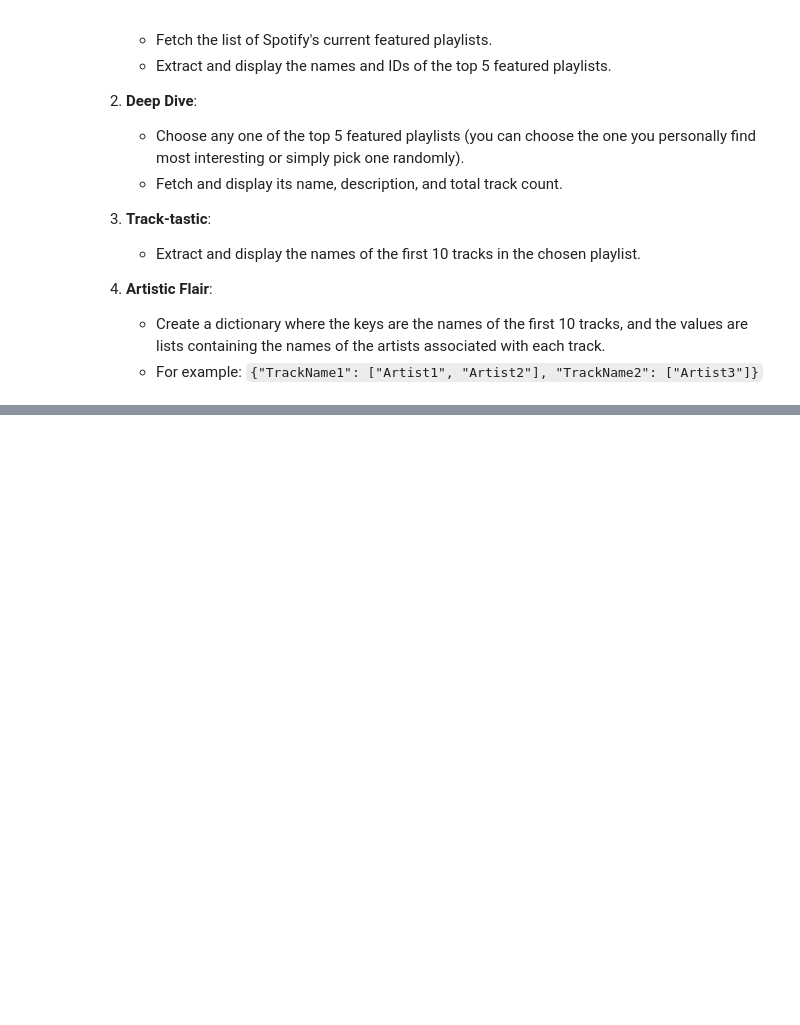
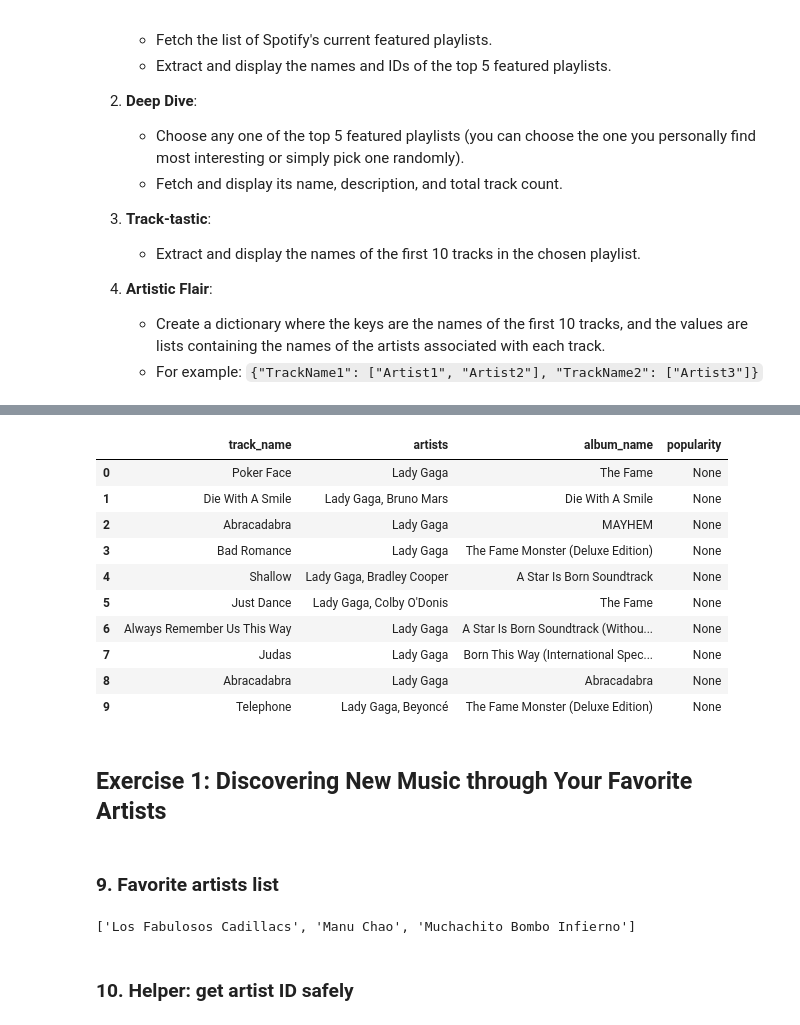
Before and after one commit to PaulinaMamiaga/lab-apis, a Jupyter notebook: lab-apis.ipynb, the cells around one changed output, grey strips where cells are left out. Saved outputs shown, nothing was run; the diff lists cells and outputs as text; code cells hidden in the pictures; blank space fills up the shorter version.

```diff
--- a/lab-apis.ipynb
+++ b/lab-apis.ipynb
@@ -499,3 +153,7 @@ def safe_get_playlist_tracks(sp, playlist_id):
+# %%
+tracks = sp.playlist_tracks(playlist_id)
+for track in tracks['items']:
+    print(track['track']['name'])  # Print each track's name
 # %% [markdown]
 ### Getting Artists from a Playlist
 
@@ -504,6 +162,18 @@ To extract all the artists from the tracks in a playlist, you'd typically follow
 1. Fetch the playlist's tracks.
 2. Iterate through each track.
 3. For each track, extract the associated artists.
+# %%
+# List to store unique artist names
+artists_list = []
+
+for track_item in tracks['items']:
+    track = track_item['track']
+    for artist in track['artists']:
+        artist_name = artist['name']
+        if artist_name not in artists_list:  # This ensures each artist is added only once
+            artists_list.append(artist_name)
+
+print(artists_list)
 # %% [markdown]
 ## Exercise 2: Unraveling the World of Playlists
 
@@ -596,0 +446,25 @@ TypeError: string indices must be integers, not 'str'
+# %%
+tracks_df[["track_name", "artists", "album_name", "popularity"]].head(10)
+# %% [output]
+|  | track_name | artists | album_name | popularity |
+| 0 | Poker Face | Lady Gaga | The Fame | None |
+| 1 | Die With A Smile | Lady Gaga, Bruno Mars | Die With A Smile | None |
+| 2 | Abracadabra | Lady Gaga | MAYHEM | None |
+| 3 | Bad Romance | Lady Gaga | The Fame Monster (Deluxe Edition) | None |
+| 4 | Shallow | Lady Gaga, Bradley Cooper | A Star Is Born Soundtrack | None |
+| 5 | Just Dance | Lady Gaga, Colby O'Donis | The Fame | None |
+| 6 | Always Remember Us This Way | Lady Gaga | A Star Is Born Soundtrack (Withou... | None |
+| 7 | Judas | Lady Gaga | Born This Way (International Spec... | None |
+| 8 | Abracadabra | Lady Gaga | Abracadabra | None |
+| 9 | Telephone | Lady Gaga, Beyoncé | The Fame Monster (Deluxe Edition) | None |
+# %% [markdown]
+## Exercise 1: Discovering New Music through Your Favorite Artists
+# %% [markdown]
+### 9. Favorite artists list
+# %%
+artists = ["Los Fabulosos Cadillacs", "Manu Chao", "Muchachito Bombo Infierno"]
+artists
+# %% [output]
+['Los Fabulosos Cadillacs', 'Manu Chao', 'Muchachito Bombo Infierno']
+# %% [markdown]
+### 10. Helper: get artist ID safely
```
Also changed, not shown: parts of 121 cells of this notebook, 1 other file.
